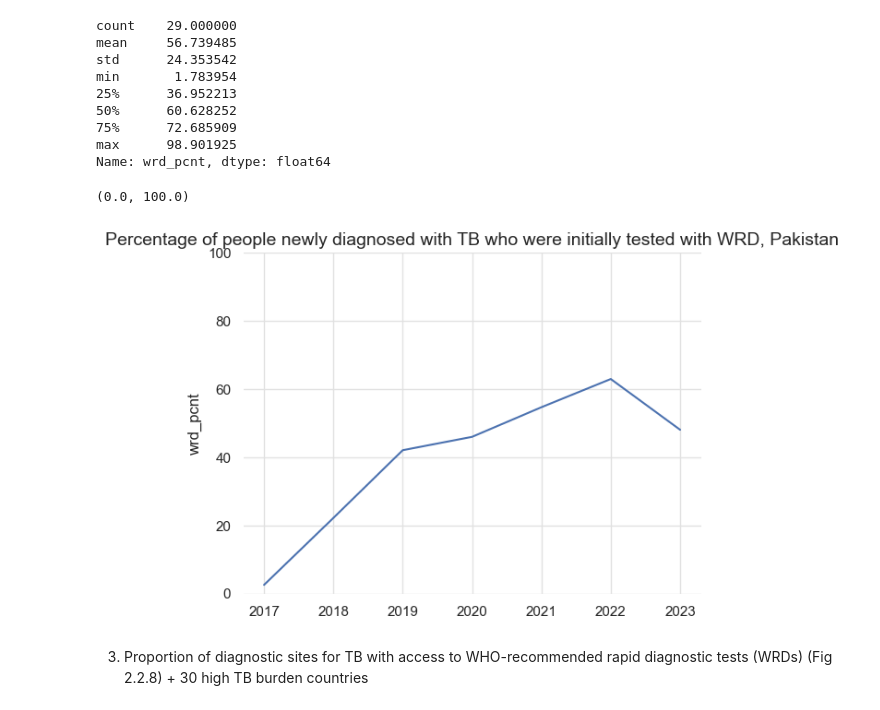
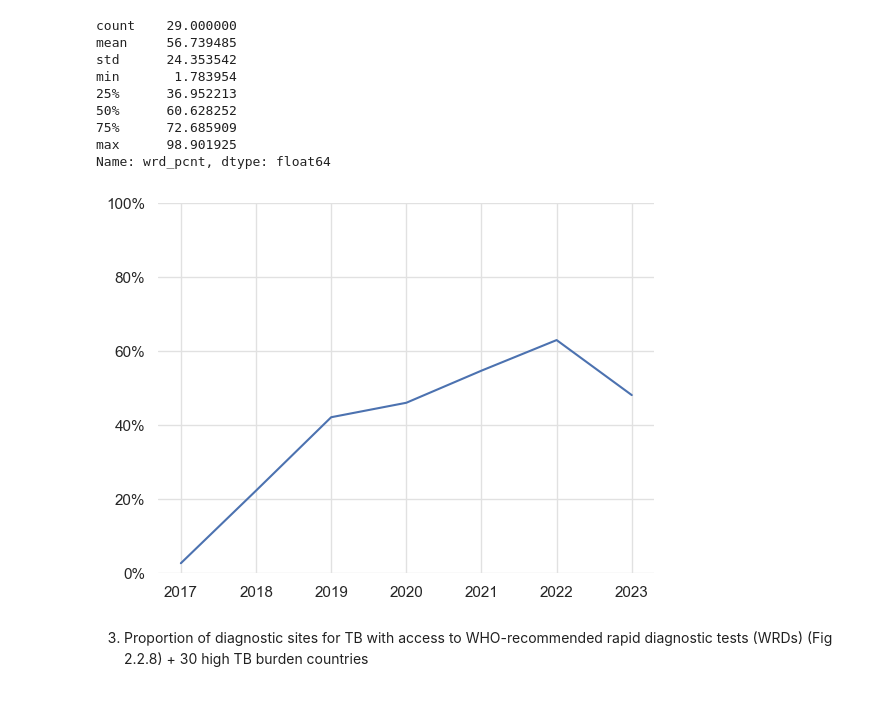
Before and after one commit to carol02r/dspp_capstone_msf, a Jupyter notebook: WHO/WHO_analysis.ipynb, the cells around one changed output. Saved outputs shown, nothing was run; the diff lists cells and outputs as text; code cells hidden in the pictures.

```diff
--- a/WHO/WHO_analysis.ipynb
+++ b/WHO/WHO_analysis.ipynb
@@ -481,14 +480,17 @@ Name: wrd_pcnt, dtype: float64
 # %%
 f2_2_7_pak = f2_2_7[f2_2_7['entity'] == 'Pakistan']
 
 wrd_pak = sns.lineplot(x='year', y='wrd_pcnt', data=f2_2_7_pak)
-wrd_pak.set_title('Percentage of people newly diagnosed with TB who were initially tested with WRD, Pakistan')
+wrd_pak.set_title('')
 wrd_pak.ticklabel_format(style='plain', axis='y')
 wrd_pak.set_xlabel('')
+wrd_pak.set_ylabel('')  # Hide y-axis label
 wrd_pak.set_ylim(0, 100)
+
+# Add percentage labels to y-axis ticks
+wrd_pak.yaxis.set_major_formatter(mticker.FuncFormatter(lambda x, _: f'{x:.0f}%'))
 # %% [output]
-(0.0, 100.0)
-[figure, old version]
+[figure, new version]
 # %% [markdown]
 3. Proportion of diagnostic sites for TB with access to WHO-recommended rapid diagnostic tests (WRDs) (Fig 2.2.8) + 30 high TB burden countries
 # %%
```
Also changed, not shown: parts of 16 cells of this notebook, 27 other files.
